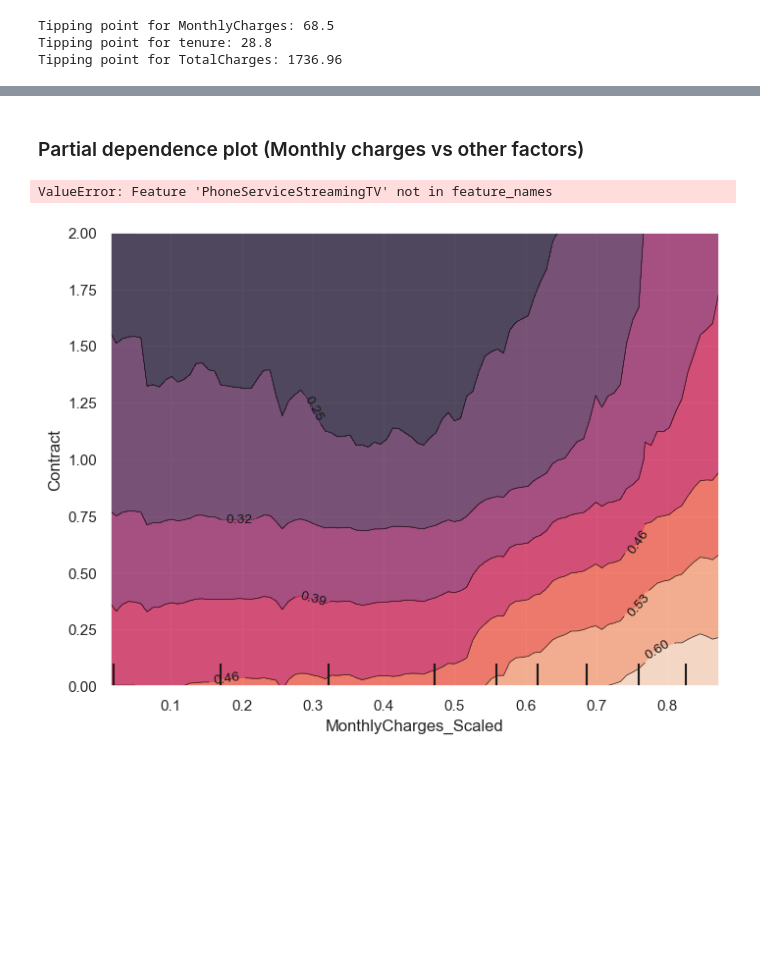
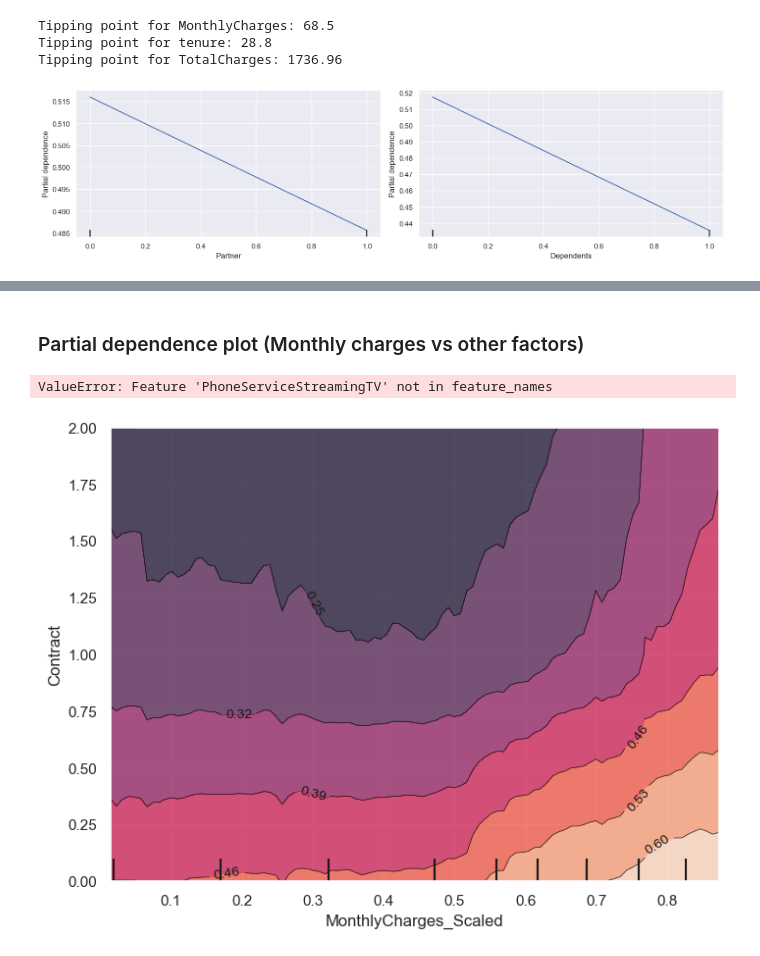
Before and after one commit to Lavinialau/Telecom-churn, a Jupyter notebook: 01_code/0_summary.ipynb, the cells around one changed output, grey strips where cells are left out. Saved outputs shown, nothing was run; the diff lists cells and outputs as text; code cells hidden in the pictures; blank space fills up the shorter version.

```diff
--- a/01_code/0_summary.ipynb
+++ b/01_code/0_summary.ipynb
@@ -785,3 +791,8 @@ tipping_point('TotalCharges', 0.2)
 Tipping point for MonthlyCharges: 68.5
 Tipping point for tenure: 28.8
 Tipping point for TotalCharges: 1736.96
+# %%
+feature_names = ['Partner', 'Dependents']
+plot_pdp_1D(feature_names, 1, 2, 4)
+# %% [output]
+[figure, added]
```
Also changed, not shown: parts of 8 cells of this notebook.
